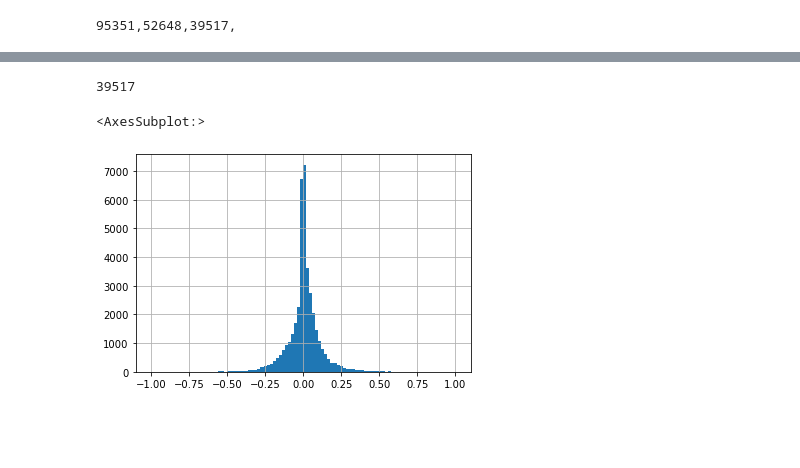
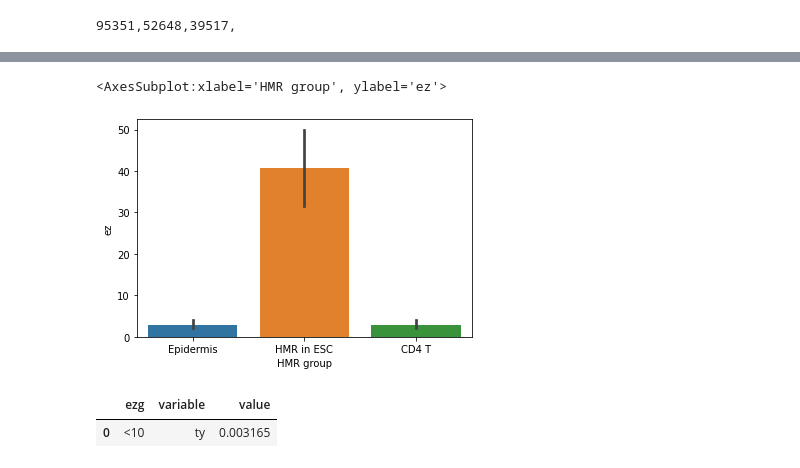
Before and after one commit to moqri/emi, a Jupyter notebook: com.ipynb, the cells around one changed output, grey strips where cells are left out. Cells and saved outputs as stored; diff of their text form; code cells hidden in the pictures; blank space fills up the shorter version.

```diff
--- a/com.ipynb
+++ b/com.ipynb
@@ -146,0 +112,5 @@ t[t.tu>0].h.sum()/10**3
+# %%
+cu['t']['su']=cu['t'].apply(lambda x:len(cug['s'][x['ch']].intersection(x['r'])),1)
+cu['t']['suh']=cu['t'].apply(lambda x:len(cug['s'][x['ch']].intersection(cg['h'][x['ch']]).intersection(x['r'])),axis=1)
+cu['s']['tu']=cu['s'].apply(lambda x:len(cug['t'][x['ch']].intersection(x['r'])),1)
+cu['s']['tuh']=cu['s'].apply(lambda x:len(cug['t'][x['ch']].intersection(cg['h'][x['ch']]).intersection(x['r'])),axis=1)
@@ -165,6 +154,11 @@ expg=exp.groupby('ch')['ts'].apply(list)
+# %%
+tst=ts.append(st[~st.tuhb])
+tst.loc[tst.tuhb==False,'HMR group']='CD4 T'
+tst.loc[tst.suhb==False,'HMR group']='Epidermis'
+tst=tst.fillna('HMR in ESC')
+sns.barplot(data=tst[['HMR group','ez']],x='HMR group',y='ez')
+# %% [output]
+<AxesSubplot:xlabel='HMR group', ylabel='ez'>
+[figure, added]
 # %%
 h=c['h'].copy()
-# %%
-len(h)
-# %% [output]
-39517
@@ -184,8 +176,3 @@ for s in ['s','f','t']:
         bw=pyBigWig.open(path)
         h[s+n]=h.apply(lambda x: bw.stats(x['ch'],x['b'],x['e'],'mean',exact=True)[0],axis=1)
     h[s+'d']=h[s+'o']-h[s+'y']
-# %%
-h['td'].hist(bins=100)
-# %% [output]
-<AxesSubplot:>
-[figure, removed]
@@ -191,0 +183,6 @@ h['td'].hist(bins=100)
+# %%
+pl=h[['ezg','ty','to']].melt('ezg')
+pl.head(1)
+# %% [output]
+|  | ezg | variable | value |
+| 0 | <10 | ty | 0.003165 |
```
Also changed, not shown: parts of 41 cells of this notebook, 1 other file.
